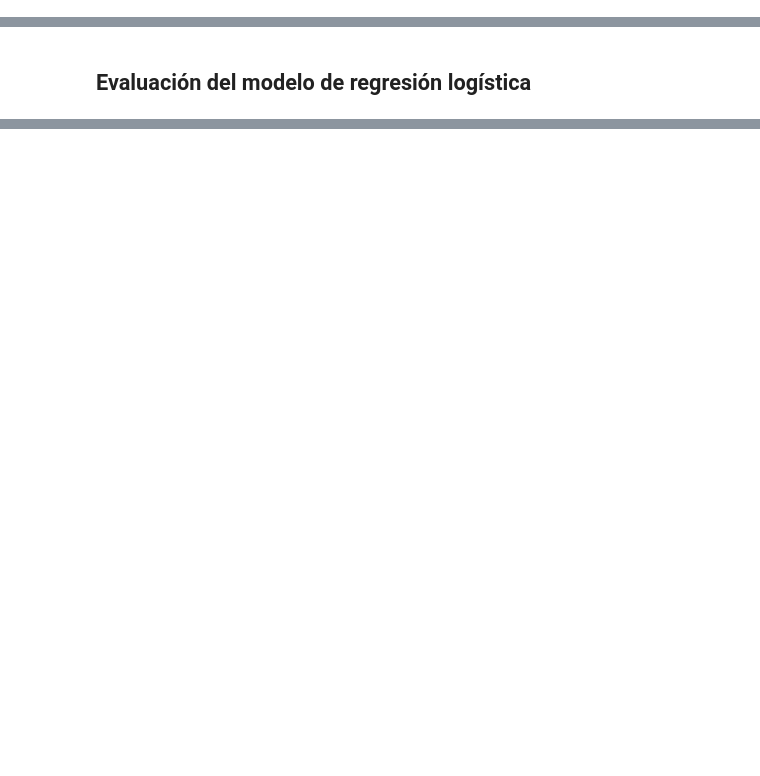
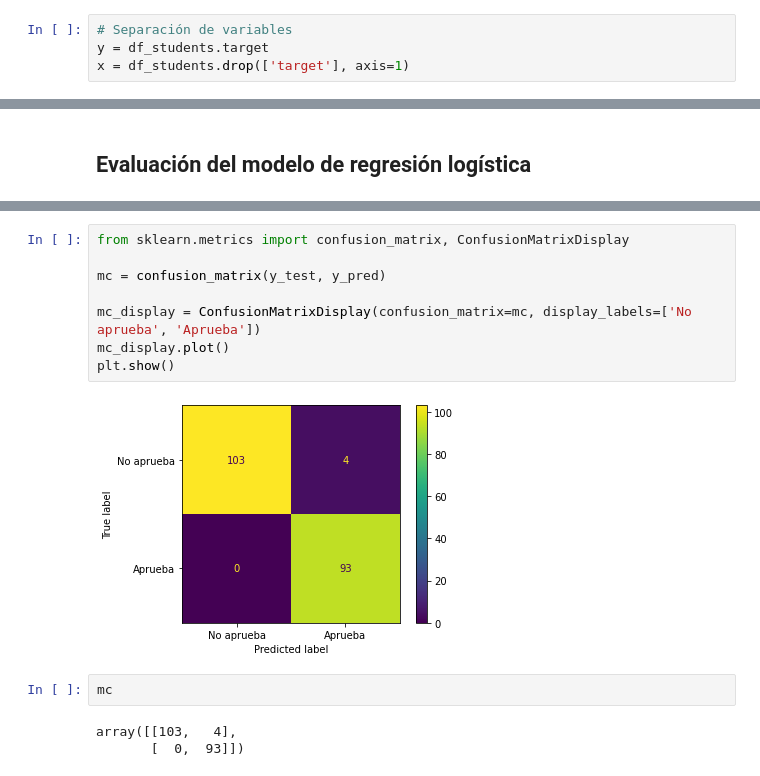
Before and after one commit to mlondono-oc/LEA2, a Jupyter notebook: Modulo2/M1_Algoritmos_bases_introductorios_RLog.ipynb, the cells around one changed output, grey strips where cells are left out. Saved outputs shown, nothing was run; the diff lists cells and outputs as text; blank space fills up the shorter version.

```diff
--- a/Modulo2/M1_Algoritmos_bases_introductorios_RLog.ipynb
+++ b/Modulo2/M1_Algoritmos_bases_introductorios_RLog.ipynb
@@ -45,0 +103,4 @@ Documentación del modelo: https://scikit-learn.org/stable/modules/generated/skl
+# %%
+# Separación de variables
+y = df_students.target
+x = df_students.drop(['target'], axis=1)
@@ -49,0 +144,15 @@ Documentación del modelo: https://scikit-learn.org/stable/modules/generated/skl
+# %%
+from sklearn.metrics import confusion_matrix, ConfusionMatrixDisplay
+
+mc = confusion_matrix(y_test, y_pred)
+
+mc_display = ConfusionMatrixDisplay(confusion_matrix=mc, display_labels=['No aprueba', 'Aprueba'])
+mc_display.plot()
+plt.show()
+# %% [output]
+[figure, added]
+# %%
+mc
+# %% [output]
+array([[103,   4],
+       [  0,  93]])
```
Also changed, not shown: parts of 18 cells of this notebook, 1 other file.
